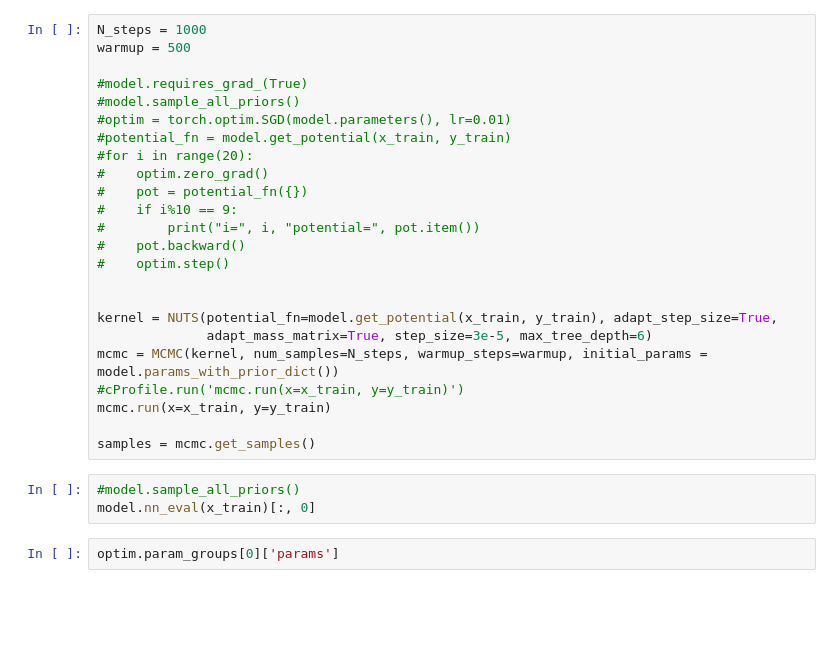
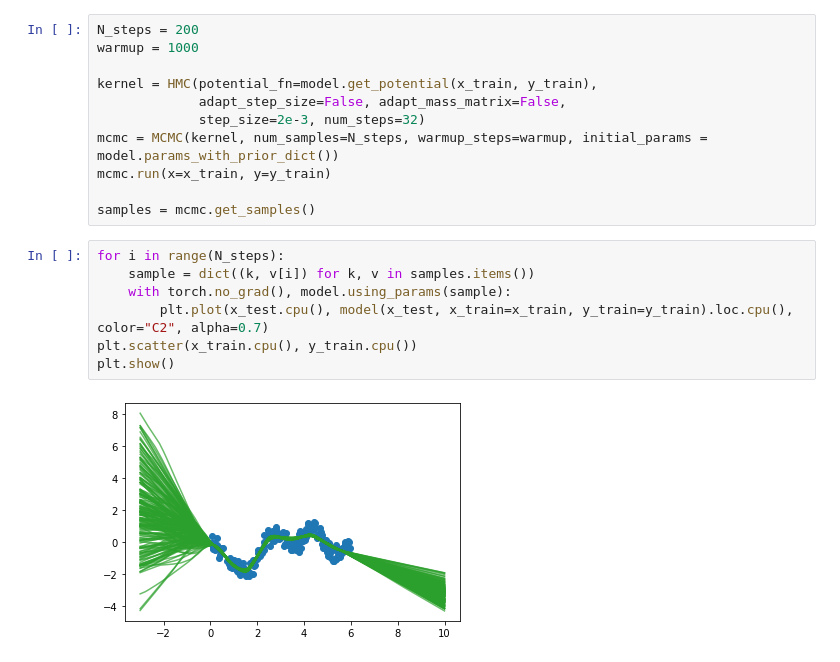
Before and after one commit to ratschlab/bnn_priors, a Jupyter notebook: experiments/1.2_RaoB_test.ipynb, the cells around one changed output. Cells and saved outputs as stored; diff of their text form; blank space fills up the shorter version.

```diff
--- a/experiments/1.2_RaoB_test.ipynb
+++ b/experiments/1.2_RaoB_test.ipynb
@@ -35,29 +31,20 @@ plt.show()
 # %%
-N_steps = 1000
-warmup = 500
+N_steps = 200
+warmup = 1000
 
-#model.requires_grad_(True)
-#model.sample_all_priors()
-#optim = torch.optim.SGD(model.parameters(), lr=0.01)
-#potential_fn = model.get_potential(x_train, y_train)
-#for i in range(20):
-#    optim.zero_grad()
-#    pot = potential_fn({})
-#    if i%10 == 9:
-#        print("i=", i, "potential=", pot.item())
-#    pot.backward()
-#    optim.step()
-
-
-kernel = NUTS(potential_fn=model.get_potential(x_train, y_train), adapt_step_size=True,
-              adapt_mass_matrix=True, step_size=3e-5, max_tree_depth=6)
+kernel = HMC(potential_fn=model.get_potential(x_train, y_train),
+             adapt_step_size=False, adapt_mass_matrix=False,
+             step_size=2e-3, num_steps=32)
 mcmc = MCMC(kernel, num_samples=N_steps, warmup_steps=warmup, initial_params = model.params_with_prior_dict())
-#cProfile.run('mcmc.run(x=x_train, y=y_train)')
 mcmc.run(x=x_train, y=y_train)
 
 samples = mcmc.get_samples()
-# %%
-#model.sample_all_priors()
-model.nn_eval(x_train)[:, 0]
-# %%
-optim.param_groups[0]['params']
+# %%
+for i in range(N_steps):
+    sample = dict((k, v[i]) for k, v in samples.items())
+    with torch.no_grad(), model.using_params(sample):
+        plt.plot(x_test.cpu(), model(x_test, x_train=x_train, y_train=y_train).loc.cpu(), color="C2", alpha=0.7)
+plt.scatter(x_train.cpu(), y_train.cpu())
+plt.show()
+# %% [output]
+[figure, added]
```
Also changed, not shown: parts of 3 cells of this notebook, 1 other file.
